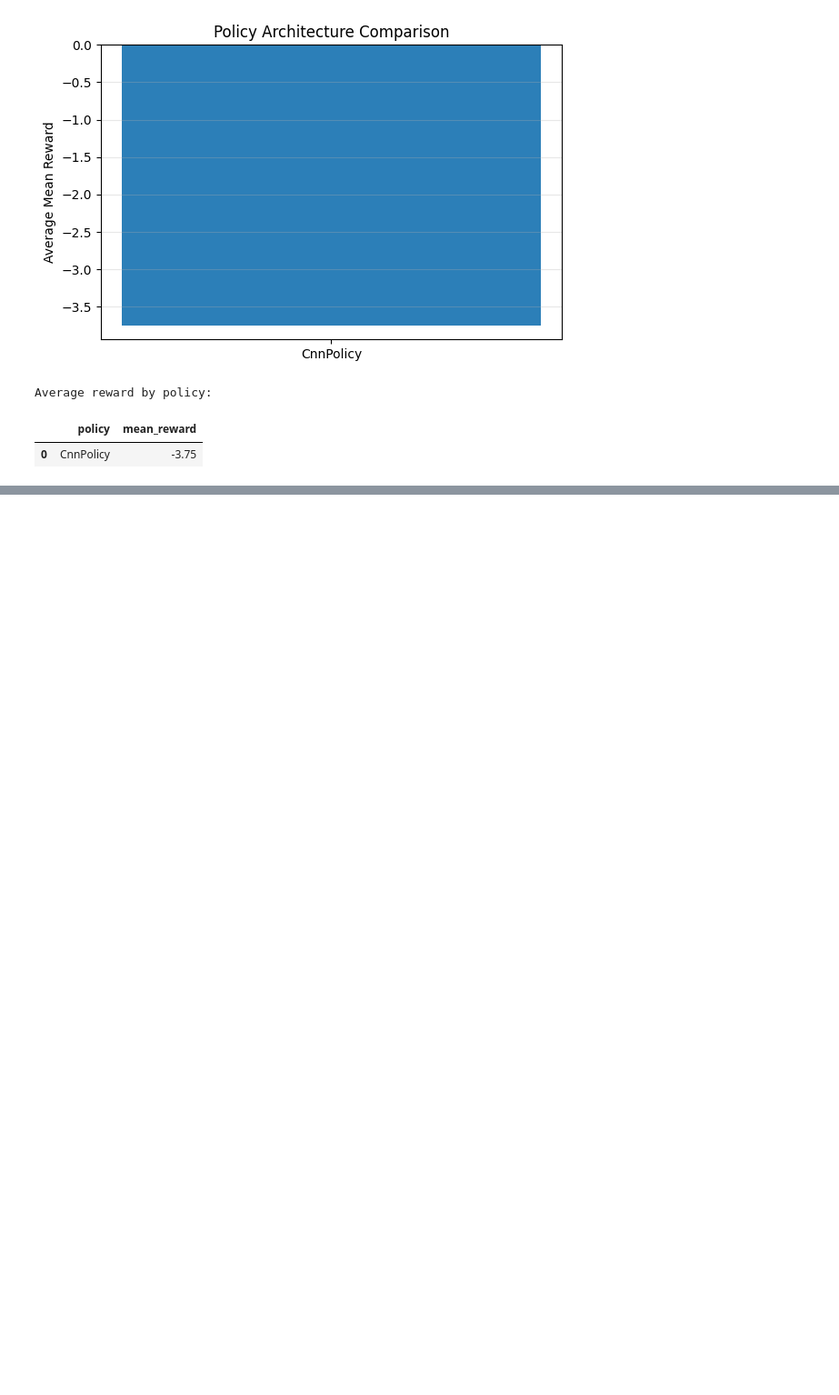
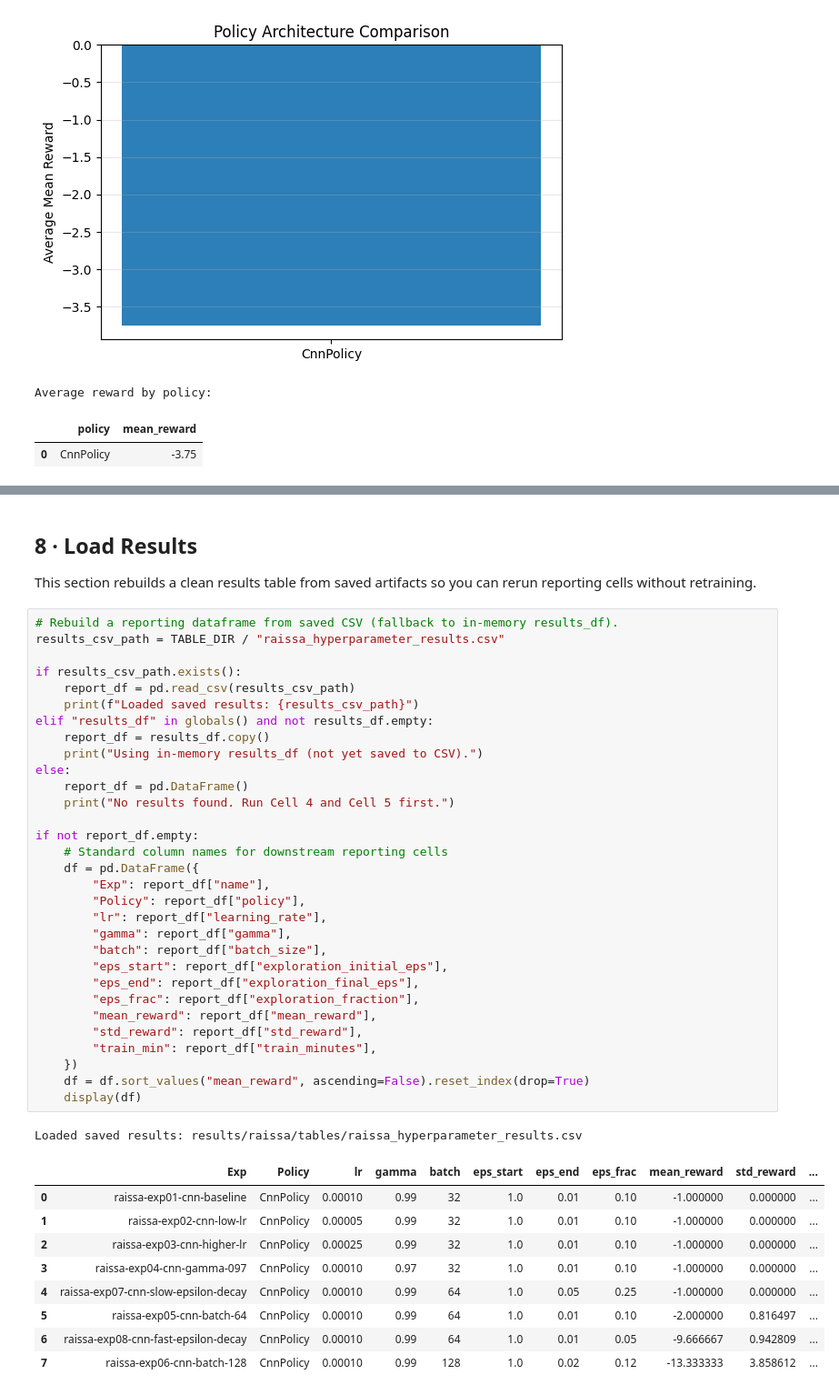
Before and after one commit to Best-Verie/boxing_dqn_agent, a Jupyter notebook: experiments/raissa_experiments.ipynb, the cells around one changed output, grey strips where cells are left out. Shown at 91% size. Saved outputs shown, nothing was run; the diff lists cells and outputs as text; blank space fills up the shorter version.

```diff
--- a/experiments/raissa_experiments.ipynb
+++ b/experiments/raissa_experiments.ipynb
@@ -528,3 +528,48 @@ Local artifacts:
 [interactive output not drawn]
 [interactive output not drawn]
 [interactive output not drawn]
+# %% [markdown]
+## 8 · Load Results
+This section rebuilds a clean results table from saved artifacts so you can rerun reporting cells without retraining.
+# %%
+# Rebuild a reporting dataframe from saved CSV (fallback to in-memory results_df).
+results_csv_path = TABLE_DIR / "raissa_hyperparameter_results.csv"
+
+if results_csv_path.exists():
+    report_df = pd.read_csv(results_csv_path)
+    print(f"Loaded saved results: {results_csv_path}")
+elif "results_df" in globals() and not results_df.empty:
+    report_df = results_df.copy()
+    print("Using in-memory results_df (not yet saved to CSV).")
+else:
+    report_df = pd.DataFrame()
+    print("No results found. Run Cell 4 and Cell 5 first.")
+
+if not report_df.empty:
+    # Standard column names for downstream reporting cells
+    df = pd.DataFrame({
+        "Exp": report_df["name"],
+        "Policy": report_df["policy"],
+        "lr": report_df["learning_rate"],
+        "gamma": report_df["gamma"],
+        "batch": report_df["batch_size"],
+        "eps_start": report_df["exploration_initial_eps"],
+        "eps_end": report_df["exploration_final_eps"],
+        "eps_frac": report_df["exploration_fraction"],
+        "mean_reward": report_df["mean_reward"],
+        "std_reward": report_df["std_reward"],
+        "train_min": report_df["train_minutes"],
+    })
+    df = df.sort_values("mean_reward", ascending=False).reset_index(drop=True)
+    display(df)
+# %% [output]
+Loaded saved results: results/raissa/tables/raissa_hyperparameter_results.csv
+|  | Exp | Policy | lr | gamma | batch | eps_start | eps_end | eps_frac | mean_reward | std_reward | ... |
+| 0 | raissa-exp01-cnn-baseline | CnnPolicy | 0.00010 | 0.99 | 32 | 1.0 | 0.01 | 0.10 | -1.000000 | 0.000000 | ... |
+| 1 | raissa-exp02-cnn-low-lr | CnnPolicy | 0.00005 | 0.99 | 32 | 1.0 | 0.01 | 0.10 | -1.000000 | 0.000000 | ... |
+| 2 | raissa-exp03-cnn-higher-lr | CnnPolicy | 0.00025 | 0.99 | 32 | 1.0 | 0.01 | 0.10 | -1.000000 | 0.000000 | ... |
+| 3 | raissa-exp04-cnn-gamma-097 | CnnPolicy | 0.00010 | 0.97 | 32 | 1.0 | 0.01 | 0.10 | -1.000000 | 0.000000 | ... |
+| 4 | raissa-exp07-cnn-slow-epsilon-decay | CnnPolicy | 0.00010 | 0.99 | 64 | 1.0 | 0.05 | 0.25 | -1.000000 | 0.000000 | ... |
+| 5 | raissa-exp05-cnn-batch-64 | CnnPolicy | 0.00010 | 0.99 | 64 | 1.0 | 0.01 | 0.10 | -2.000000 | 0.816497 | ... |
+| 6 | raissa-exp08-cnn-fast-epsilon-decay | CnnPolicy | 0.00010 | 0.99 | 64 | 1.0 | 0.01 | 0.05 | -9.666667 | 0.942809 | ... |
+| 7 | raissa-exp06-cnn-batch-128 | CnnPolicy | 0.00010 | 0.99 | 128 | 1.0 | 0.02 | 0.12 | -13.333333 | 3.858612 | ... |
```
Also changed, not shown: parts of 4 cells of this notebook.
